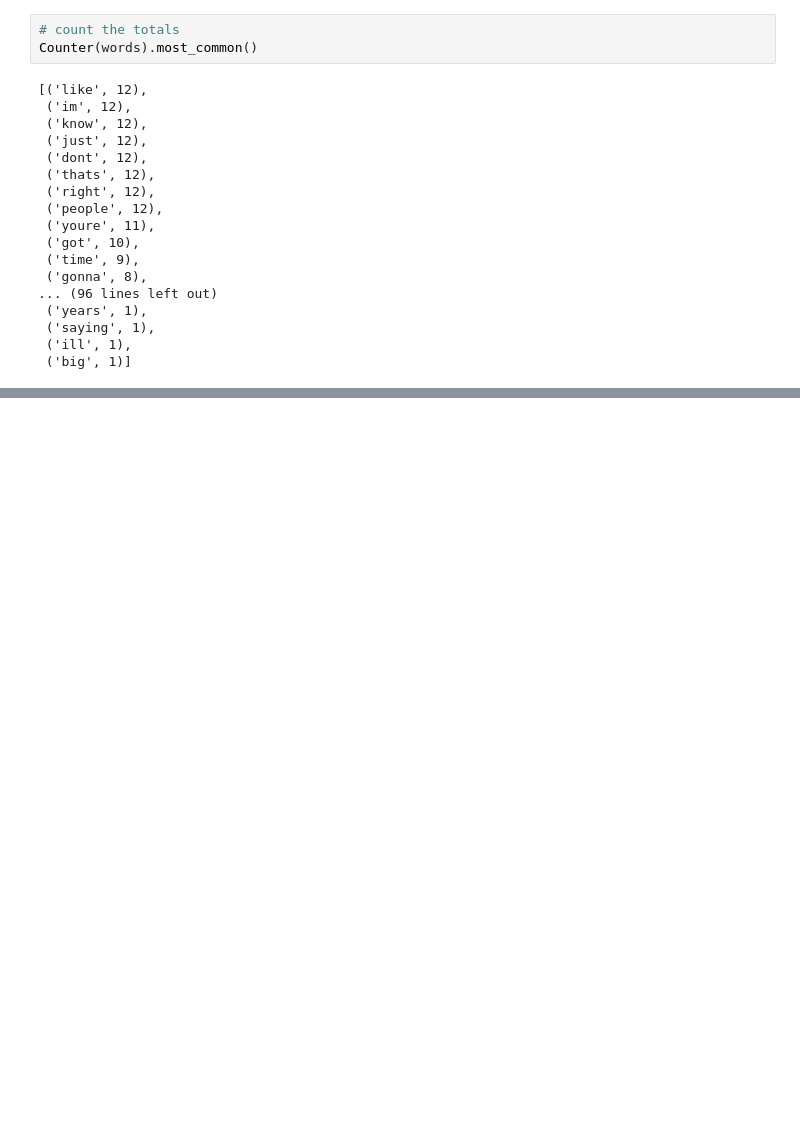
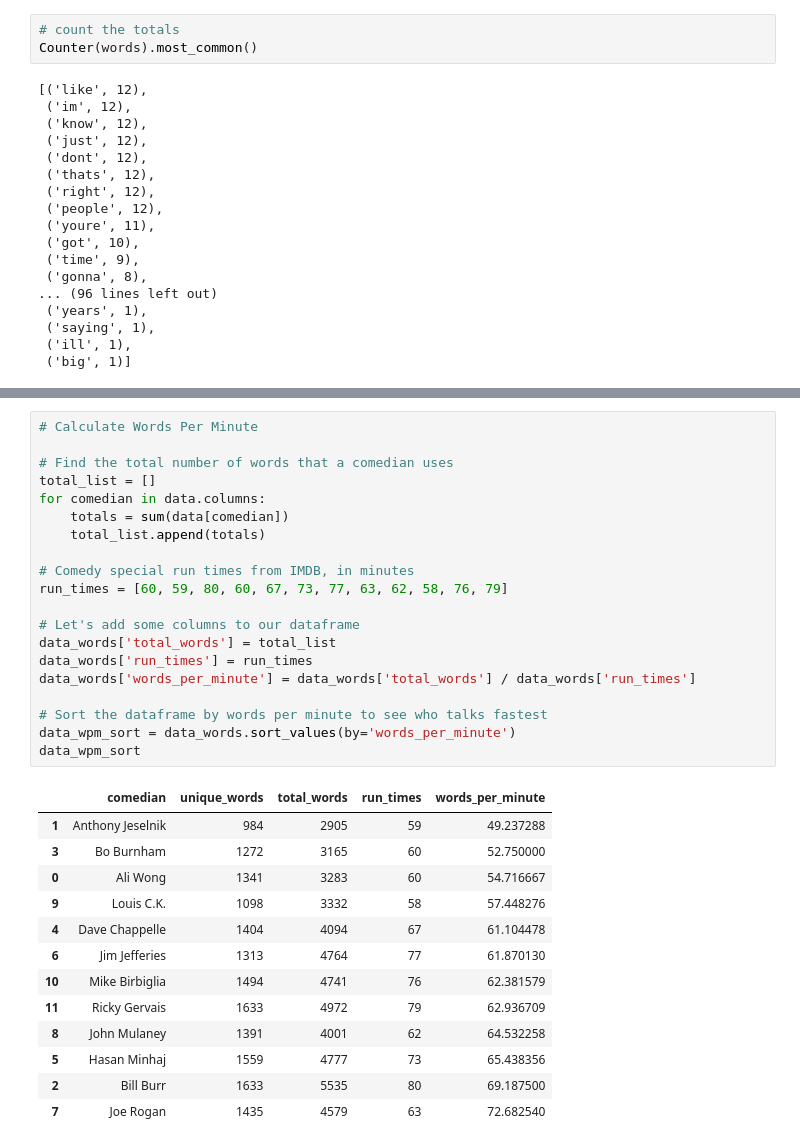
Before and after one commit to mcmasterml/MLEB-exercises, a Jupyter notebook: Peter_McMaster_5.2.3_Text_Data_EDA_nlp.ipynb, the cells around one changed output, grey strips where cells are left out. Cells and saved outputs as stored; diff of their text form; blank space fills up the shorter version.

```diff
--- a/Peter_McMaster_5.2.3_Text_Data_EDA_nlp.ipynb
+++ b/Peter_McMaster_5.2.3_Text_Data_EDA_nlp.ipynb
@@ -203,0 +278,34 @@ stope
+# %%
+# Calculate Words Per Minute
+
+# Find the total number of words that a comedian uses
+total_list = []
+for comedian in data.columns:
+    totals = sum(data[comedian])
+    total_list.append(totals)
+
+# Comedy special run times from IMDB, in minutes
+run_times = [60, 59, 80, 60, 67, 73, 77, 63, 62, 58, 76, 79]
+
+# Let's add some columns to our dataframe
+data_words['total_words'] = total_list
+data_words['run_times'] = run_times
+data_words['words_per_minute'] = data_words['total_words'] / data_words['run_times']
+
+# Sort the dataframe by words per minute to see who talks fastest
+data_wpm_sort = data_words.sort_values(by='words_per_minute')
+data_wpm_sort
+# %% [output]
+|  | comedian | unique_words | total_words | run_times | words_per_minute |
+| 1 | Anthony Jeselnik | 984 | 2905 | 59 | 49.237288 |
+| 3 | Bo Burnham | 1272 | 3165 | 60 | 52.750000 |
+| 0 | Ali Wong | 1341 | 3283 | 60 | 54.716667 |
+| 9 | Louis C.K. | 1098 | 3332 | 58 | 57.448276 |
+| 4 | Dave Chappelle | 1404 | 4094 | 67 | 61.104478 |
+| 6 | Jim Jefferies | 1313 | 4764 | 77 | 61.870130 |
+| 10 | Mike Birbiglia | 1494 | 4741 | 76 | 62.381579 |
+| 11 | Ricky Gervais | 1633 | 4972 | 79 | 62.936709 |
+| 8 | John Mulaney | 1391 | 4001 | 62 | 64.532258 |
+| 5 | Hasan Minhaj | 1559 | 4777 | 73 | 65.438356 |
+| 2 | Bill Burr | 1633 | 5535 | 80 | 69.187500 |
+| 7 | Joe Rogan | 1435 | 4579 | 63 | 72.682540 |
```
Also changed, not shown: parts of 15 cells of this notebook, 7 other files.
